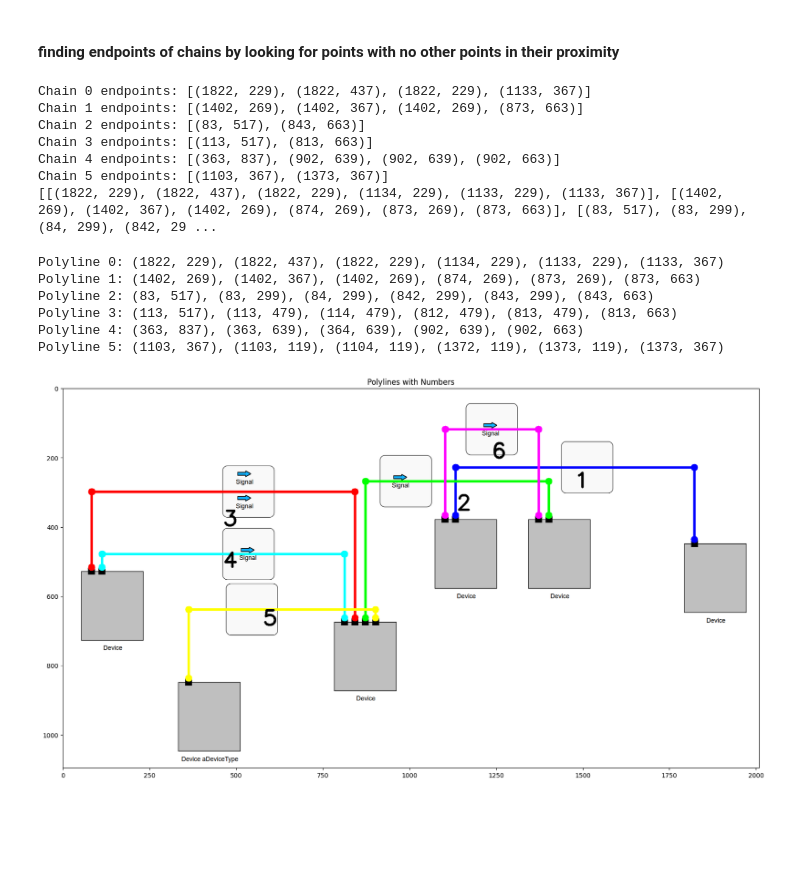
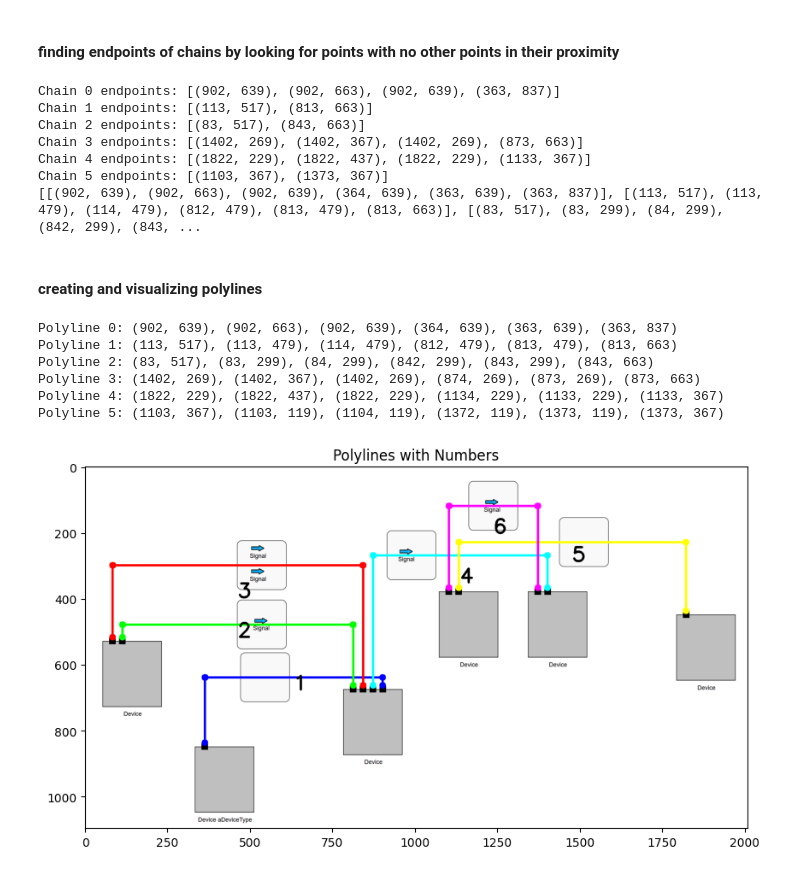
Before and after one commit to franzbanz/computervision, a Jupyter notebook: edge_detection_generalized.ipynb, the cells around one changed output. Saved outputs shown, nothing was run; the diff lists cells and outputs as text; code cells hidden in the pictures; blank space fills up the shorter version.

```diff
--- a/edge_detection_generalized.ipynb
+++ b/edge_detection_generalized.ipynb
@@ -459,9 +365,9 @@ Not only line segments are needed, but connected line segments that form a polyg
 # Sort horizontal segments from left to right and vertical segments from top to bottom
 # Separated vertical and horizontal segments
 line_segments_hor_sorted = line_segments_hor.copy()
-line_segments_hor_sorted.sort(key=lambda seg: (seg[0][0], seg[0][1]))
+# line_segments_hor_sorted.sort(key=lambda seg: (seg[0][0], seg[0][1]))
 line_segments_ver_sorted = line_segments_ver.copy()
-line_segments_ver_sorted.sort(key=lambda seg: (seg[0][1], seg[0][0]))
+# line_segments_ver_sorted.sort(key=lambda seg: (seg[0][1], seg[0][0]))
 # %% [markdown]
 #### finding and handeling signal boxes
 assuming signals always go straight through a signal box. finding them using template matching and connecting the lines simmilarly to intersection detection algorythm. then the rest of the program can work normally
@@ -619,9 +525,9 @@ Template matching is used to locate intersections. They are processed first and
 # %%
 # finding intersections
 intersections_on_target_img = target_img.copy()
-cross_0 = cv2.imread('images/cross_kernel_0.png')
-cross_1 = cv2.imread('images/cross_kernel_1.png')
-cross_2 = cv2.imread('images/cross_kernel_2.png')
+cross_0 = cv2.imread('images/cross0.png')
+cross_1 = cv2.imread('images/cross1.png')
+cross_2 = cv2.imread('images/cross2.png')
 
 res_0 = cv2.matchTemplate(intersections_on_target_img, cross_0, cv2.TM_CCOEFF_NORMED)
 res_1 = cv2.matchTemplate(intersections_on_target_img, cross_1, cv2.TM_CCOEFF_NORMED)
@@ -655,16 +561,6 @@ loc = np.where(res >= threshold)
 # (12 by 12 template)
 loc = (loc[0] + 6, loc[1] + 6)
 
-# Print the coordinates of the found intersections
-for pt in zip(*loc[::-1]):
-    cv2.circle(intersections_on_target_img, pt, 10, (0, 0, 255), -1)
-
-# Display the image with intersections
-plt.imshow(cv2.cvtColor(intersections_on_target_img, cv2.COLOR_BGR2RGB))
-plt.title('Intersections on Target Image')
-plt.axis('off')
-plt.show()
-
 for pt in zip(*loc[::-1]):
     print(f"Intersection at: ({int(pt[0])}, {int(pt[1])})")
 # %% [output]
@@ -903,34 +799,29 @@ for i, chain in enumerate(line_segment_chains):
     sorted_chains.append(sorted_chain)
 print(sorted_chains)
 # %% [output]
-Chain 0 endpoints: [(1822, 229), (1822, 437), (1822, 229), (1133, 367)]
-Chain 1 endpoints: [(1402, 269), (1402, 367), (1402, 269), (873, 663)]
+Chain 0 endpoints: [(902, 639), (902, 663), (902, 639), (363, 837)]
+Chain 1 endpoints: [(113, 517), (813, 663)]
 Chain 2 endpoints: [(83, 517), (843, 663)]
-Chain 3 endpoints: [(113, 517), (813, 663)]
-Chain 4 endpoints: [(363, 837), (902, 639), (902, 639), (902, 663)]
+Chain 3 endpoints: [(1402, 269), (1402, 367), (1402, 269), (873, 663)]
+Chain 4 endpoints: [(1822, 229), (1822, 437), (1822, 229), (1133, 367)]
 Chain 5 endpoints: [(1103, 367), (1373, 367)]
-[[(1822, 229), (1822, 437), (1822, 229), (1134, 229), (1133, 229), (1133, 367)], [(1402, 269), (1402, 367), (1402, 269), (874, 269), (873, 269), (873, 663)], [(83, 517), (83, 299), (84, 299), (842, 29 ...
+[[(902, 639), (902, 663), (902, 639), (364, 639), (363, 639), (363, 837)], [(113, 517), (113, 479), (114, 479), (812, 479), (813, 479), (813, 663)], [(83, 517), (83, 299), (84, 299), (842, 299), (843, ...
-# %%
-# Iterate through each chain and create OpenCV polylines
-opencv_polylines = []
-for chain in sorted_chains:
-    polyline = []
-    for segment in chain:
-        polyline.append(segment[0])
-        polyline.append(segment[1])
-    opencv_polylines.append(np.array(polyline, dtype=np.int32).reshape((-1, 1, 2)))
-
-for i, polyline in enumerate(opencv_polylines):
-    formatted_points = ', '.join([f"({point[0][0]}, {point[0][1]})" for point in polyline])
-    print(f"Polyline {i}: {formatted_points}")
-# %% [output]
-Polyline 0: (1822, 229), (1822, 437), (1822, 229), (1134, 229), (1133, 229), (1133, 367)
-Polyline 1: (1402, 269), (1402, 367), (1402, 269), (874, 269), (873, 269), (873, 663)
-Polyline 2: (83, 517), (83, 299), (84, 299), (842, 299), (843, 299), (843, 663)
-Polyline 3: (113, 517), (113, 479), (114, 479), (812, 479), (813, 479), (813, 663)
-Polyline 4: (363, 837), (363, 639), (364, 639), (902, 639), (902, 663)
-Polyline 5: (1103, 367), (1103, 119), (1104, 119), (1372, 119), (1373, 119), (1373, 367)
+# %% [markdown]
+#### creating and visualizing polylines
 # %%
+# Iterate through each chain and create OpenCV polylines
+opencv_polylines = []
+for chain in sorted_chains:
+    polyline = []
+    for segment in chain:
+        polyline.append(segment[0])
+        polyline.append(segment[1])
+    opencv_polylines.append(np.array(polyline, dtype=np.int32).reshape((-1, 1, 2)))
+
+for i, polyline in enumerate(opencv_polylines):
+    formatted_points = ', '.join([f"({point[0][0]}, {point[0][1]})" for point in polyline])
+    print(f"Polyline {i}: {formatted_points}")
+
 # Filter out None values and convert to integer tuples
 filtered_polylines = []
 for polyline in opencv_polylines:
@@ -946,32 +837,38 @@ colors = [
 ]
 
 # Draw the polylines
 polyline_img = target_img.copy()
 for i, polyline in enumerate(opencv_polylines):
     color = colors[i % len(colors)]
     cv2.polylines(polyline_img, [polyline], isClosed=False, color=color, thickness=6)
     for point in polyline:
         cv2.circle(polyline_img, tuple(point.squeeze()), 10, color, -1)
 
 # Draw the lines on the target_img.copy()
 target_img_with_polylines = target_img.copy()
 for i, polyline in enumerate(opencv_polylines):
     color = colors[i % len(colors)]
     cv2.polylines(target_img_with_polylines, [polyline], isClosed=False, color=color, thickness=6)
     for point in polyline:
         cv2.circle(target_img_with_polylines, tuple(point.squeeze()), 10, color, -1)
 
 # Print the number of each polyline on the image
 for i, polyline in enumerate(opencv_polylines):
     # Calculate the center of the polyline for placing the text
     center_x = int(np.mean(polyline[:, 0, 0]))
     center_y = int(np.mean(polyline[:, 0, 1]))
     cv2.putText(target_img_with_polylines, str(i + 1), (center_x, center_y), cv2.FONT_HERSHEY_SIMPLEX, 2, (0, 0, 0), 5)
 
 # Plot the polylines with numbers
-fig, ax = plt.subplots(1, 1, figsize=(20, 20))
+fig, ax = plt.subplots(1, 1, figsize=(10, 10))
 ax.imshow(cv2.cvtColor(target_img_with_polylines, cv2.COLOR_BGR2RGB))
 plt.title('Polylines with Numbers')
 plt.show()
 # %% [output]
+Polyline 0: (902, 639), (902, 663), (902, 639), (364, 639), (363, 639), (363, 837)
+Polyline 1: (113, 517), (113, 479), (114, 479), (812, 479), (813, 479), (813, 663)
+Polyline 2: (83, 517), (83, 299), (84, 299), (842, 299), (843, 299), (843, 663)
+Polyline 3: (1402, 269), (1402, 367), (1402, 269), (874, 269), (873, 269), (873, 663)
+Polyline 4: (1822, 229), (1822, 437), (1822, 229), (1134, 229), (1133, 229), (1133, 367)
+Polyline 5: (1103, 367), (1103, 119), (1104, 119), (1372, 119), (1373, 119), (1373, 367)
-[figure, old version]
+[figure, new version]
```
Also changed, not shown: parts of 19 cells of this notebook, 22 other files.
